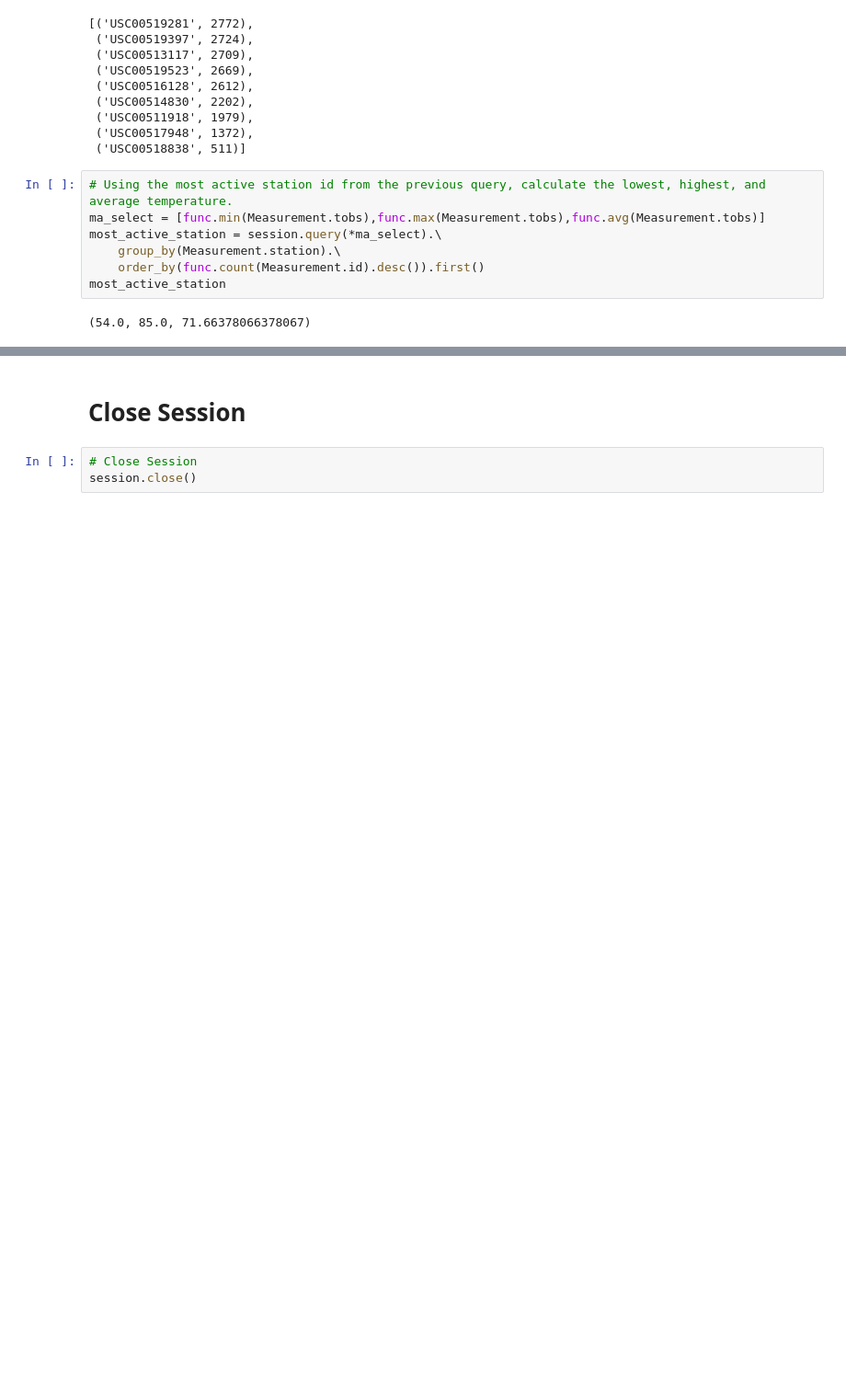
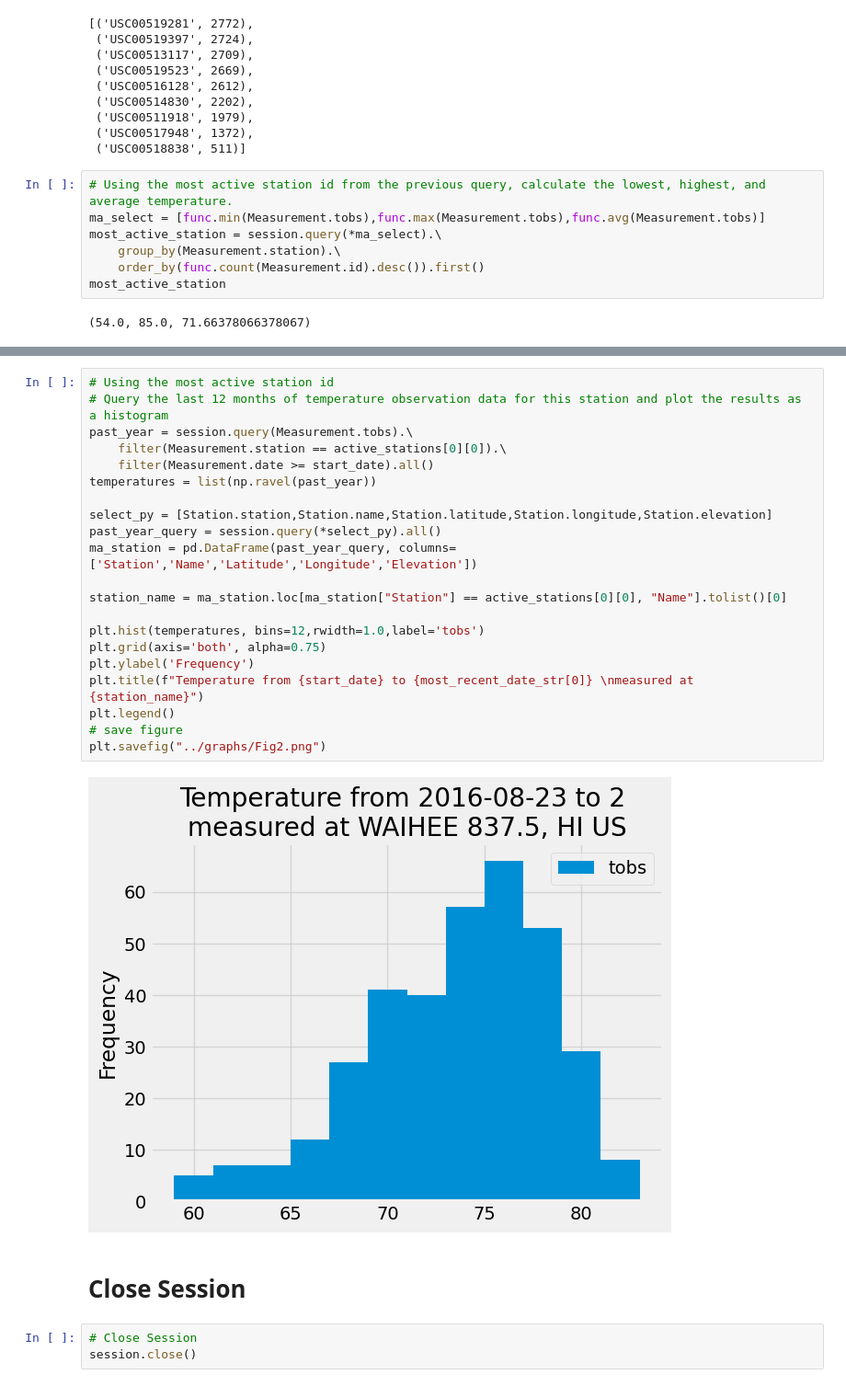
Before and after one commit to Faith-Hall/sqlalchemy-challenge, a Jupyter notebook: SurfsUp/climate_code.ipynb, the cells around one changed output, grey strips where cells are left out. Shown: that part at 92% size. Drawn from its saved outputs; the diff is of its cells as text; blank space fills up the shorter version.

Commit message:
graphs

```diff
--- a/SurfsUp/climate_code.ipynb
+++ b/SurfsUp/climate_code.ipynb
@@ -156,3 +154,26 @@ Text(0.5, 4.183333333333314, 'Temperature')
+# %%
+# Using the most active station id
+# Query the last 12 months of temperature observation data for this station and plot the results as a histogram
+past_year = session.query(Measurement.tobs).\
+    filter(Measurement.station == active_stations[0][0]).\
+    filter(Measurement.date >= start_date).all()
+temperatures = list(np.ravel(past_year))
+
+select_py = [Station.station,Station.name,Station.latitude,Station.longitude,Station.elevation]
+past_year_query = session.query(*select_py).all()
+ma_station = pd.DataFrame(past_year_query, columns=['Station','Name','Latitude','Longitude','Elevation'])
+
+station_name = ma_station.loc[ma_station["Station"] == active_stations[0][0], "Name"].tolist()[0]
+
+plt.hist(temperatures, bins=12,rwidth=1.0,label='tobs')
+plt.grid(axis='both', alpha=0.75)
+plt.ylabel('Frequency')
+plt.title(f"Temperature from {start_date} to {most_recent_date_str[0]} \nmeasured at {station_name}")
+plt.legend()
+# save figure
+plt.savefig("../graphs/Fig2.png")
+# %% [output]
+[figure, added]
 # %% [markdown]
 # Close Session
 # %%
```
Also changed, not shown: parts of 2 cells of this notebook, 2 other files.
